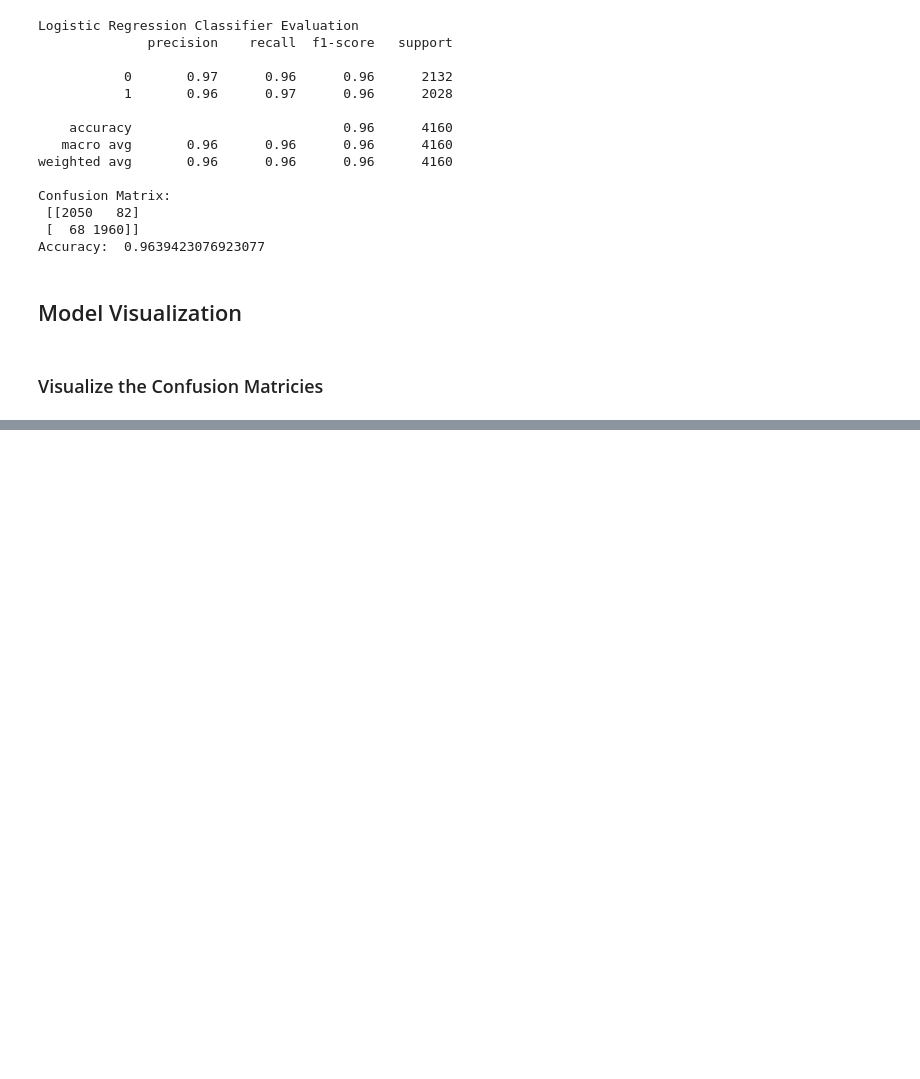
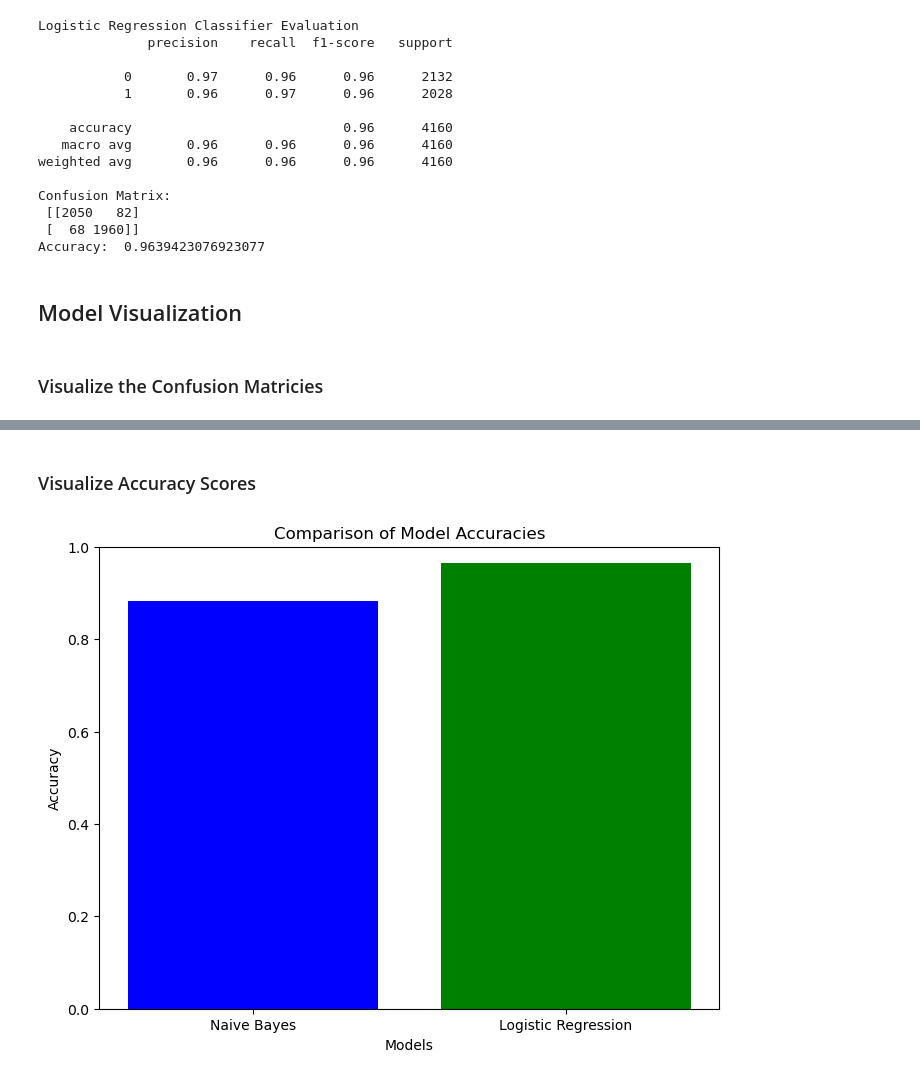
Before and after one commit to EmmettHintz/Cybersecurity-ML-Project, a Jupyter notebook: fake_news.ipynb, the cells around one changed output, grey strips where cells are left out. Drawn from its saved outputs; the diff is of its cells as text; code cells hidden in the pictures; blank space fills up the shorter version.

```diff
--- a/fake_news.ipynb
+++ b/fake_news.ipynb
@@ -214,0 +215,22 @@ Text(120.72222222222221, 0.5, 'True Labels')
+# %% [markdown]
+### Visualize Accuracy Scores
+# %%
+# Accuracy score for Naive Bayes Model
+accuracy_nb = accuracy_score(y_test, y_pred_nb)
+
+# Accuracy score for Logistic Regression
+accuracy_lr = accuracy_score(y_test, y_pred_lr)
+
+# Data for plotting
+models = ['Naive Bayes', 'Logistic Regression']
+accuracies = [accuracy_nb, accuracy_lr]
+
+plt.figure(figsize=(8, 6))
+plt.bar(models, accuracies, color=['blue', 'green'])
+plt.xlabel('Models')
+plt.ylabel('Accuracy')
+plt.title('Comparison of Model Accuracies')
+plt.ylim(0, 1)
+plt.show()
+# %% [output]
+[figure, added]
```
Also changed, not shown: parts of 1 cell of this notebook.
